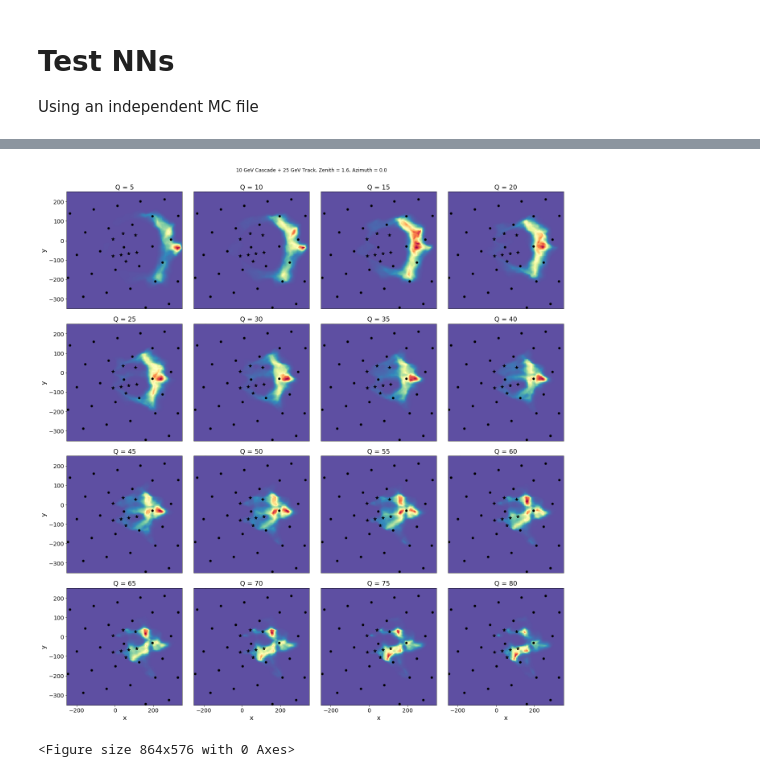
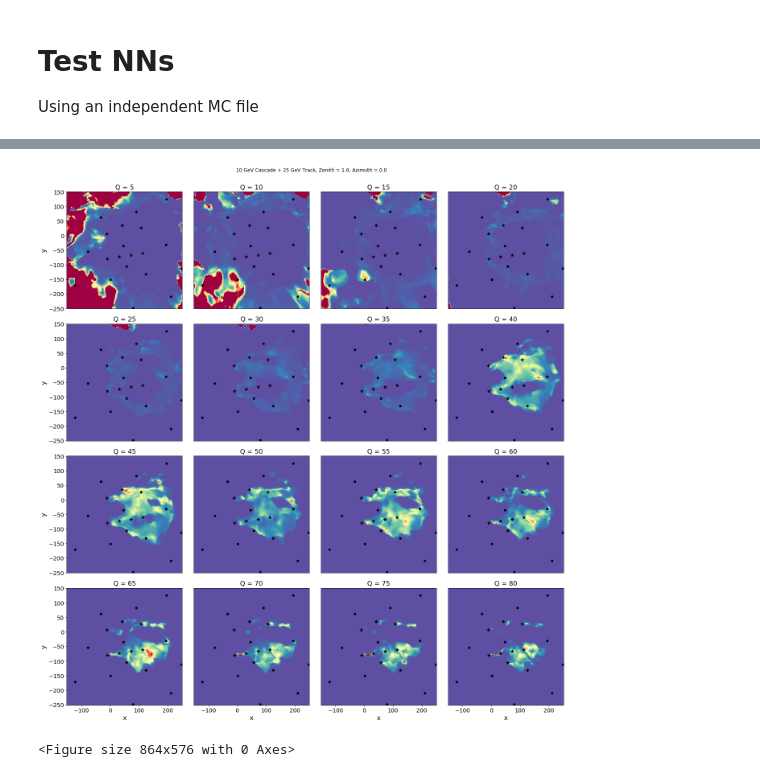
Before and after one commit to philippeller/freeDOM, a Jupyter notebook: freeDOM/inspect.ipynb, the cells around one changed output, grey strips where cells are left out. Drawn from its saved outputs; the diff is of its cells as text; code cells hidden in the pictures.

```diff
--- a/freeDOM/inspect.ipynb
+++ b/freeDOM/inspect.ipynb
@@ -252,7 +183,7 @@ def plot_llh(event, plot_dim, ax, n_steps=100):
     colors = plt.cm.Wistia(np.linspace(0,1,n_hits))
     plot_idx = labels.index(plot_dim)
 
-    xs, (llhs, all_hits, q_llh, total_llh) = get_llh_1d(event, plot_dim, n_steps=n_steps)
+    xs, (total_llh, q_llh, all_hits, llhs) = get_llh_1d(event, plot_dim, n_steps=n_steps)
 
     for i in range(n_hits):
         label = 'Single Hit' if i == n_hits//2 else None
@@ -285,8 +212,8 @@ for i in range(ax.size):
         continue
 
     #evt = 1756
-    event_idx = 1111 #1126 #2274 #2244 #1930
-    #event_idx = #np.random.randint(0, len(events)-1)
+    #event_idx = 1111 #1126 #2274 #2244 #1930
+    event_idx = np.random.randint(0, len(events)-1)
     event = events[event_idx]
     #evt = 1756
     #evt = 12561
@@ -319,7 +246,7 @@ plot_dim = 'x'
 plot_idx = labels.index(plot_dim)
 
 
-xs, (llhs, all_hits, q_llh, total_llh) = get_llh_1d(event, plot_dim, n_steps=300)
+xs, (total_llh, q_llh, all_hits, llhs) = get_llh_1d(event, plot_dim, n_steps=300)
 
 
 for i in range(n_hits):
@@ -375,7 +302,7 @@ def animate(muon_z):
         ax.plot(-params[:, 3], np.exp(-l), color=colors[i], label=label)
     ax.legend(ncol=3, loc='upper right')
     ax.get_yaxis().set_ticks([])
-    ax.set_ylim(0,1000)
+    ax.set_ylim(0,300)
     ax.set_title(f'Upgoing muon at z = {muon_z:.0f} m')
     ax.set_xlabel(r'$\Delta t$')
     ax.set_ylabel(r'$\sim p(t)$')
@@ -471,7 +398,7 @@ def animate(az):
 
     for i in range(len(charges)):
 
-        g = dm.GridData(x = np.linspace(-250, 350, N), y= np.linspace(-350, 250, N))
+        g = dm.GridData(x = np.linspace(-150, 250, N), y= np.linspace(-250, 150, N))
 
         par = np.array([0., 0., -360., 0, az, np.pi/2., 10., 25.])
 
@@ -482,35 +409,35 @@ def animate(az):
         event['hits'] = np.array([])
         event['total_charge'] = charges[i]
         _, l, q, _, = get_llhs(event, params, epsilon = 1e-10, subtract=False)
 
 
         g['q'] = q.reshape(g.grid.shape)
-        g['p'] = np.exp(-g['q'])
+        g['p'] = np.clip(np.exp(-g['q']), 0, 100)
 
         axis = ax[i//4, i%4]
 
         axis.clear()
 
         g.plot('p', cmap='Spectral_r', ax=axis) #, cbar=True)
         axis.set_title('Q = %.0f'%charges[i])
 
         if not i//4 == 3:
             axis.get_xaxis().set_visible(False)
         if i%4:
             axis.get_yaxis().set_visible(False)
 
 
 
         axis.plot(geo[:78, 0, 0], geo[:78, 0, 1], 'o', color='k', ms=5)
         axis.plot(geo[78:, 0, 0], geo[78:, 0, 1], '*', color='k', ms=8)
 
         fig.suptitle(f'{par[6]:.0f} GeV Cascade + {par[7]:.0f} GeV Track, Zenith = {par[5]:.1f}, Azimuth = {par[4]:.1f}')
 
 #plt.savefig('cascade_25GeV.png')
 
 ani = animation.FuncAnimation(fig, animate, frames=np.linspace(0, 2*np.pi, 100))
 # %% [output]
-[figure, old version]
+[figure, new version]
 # %%
 ani.save('plots/test.gif', writer='imagemagick', fps=25)
 # %% [output]
```
Also changed, not shown: parts of 23 cells of this notebook, 8 other files.
